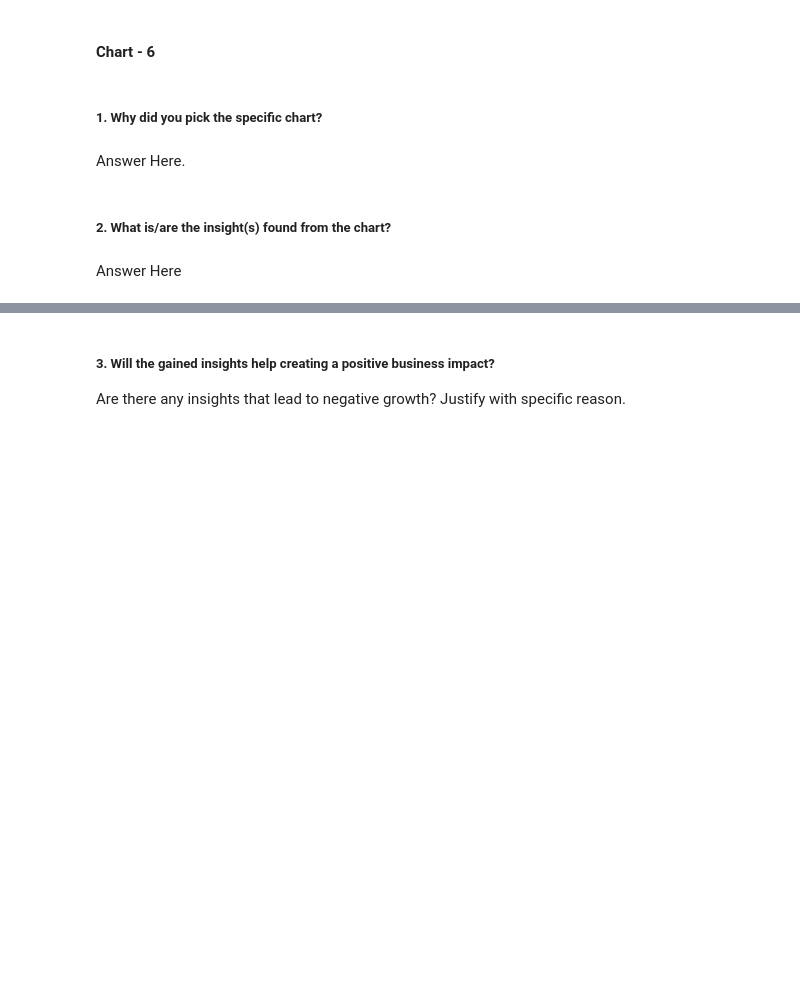
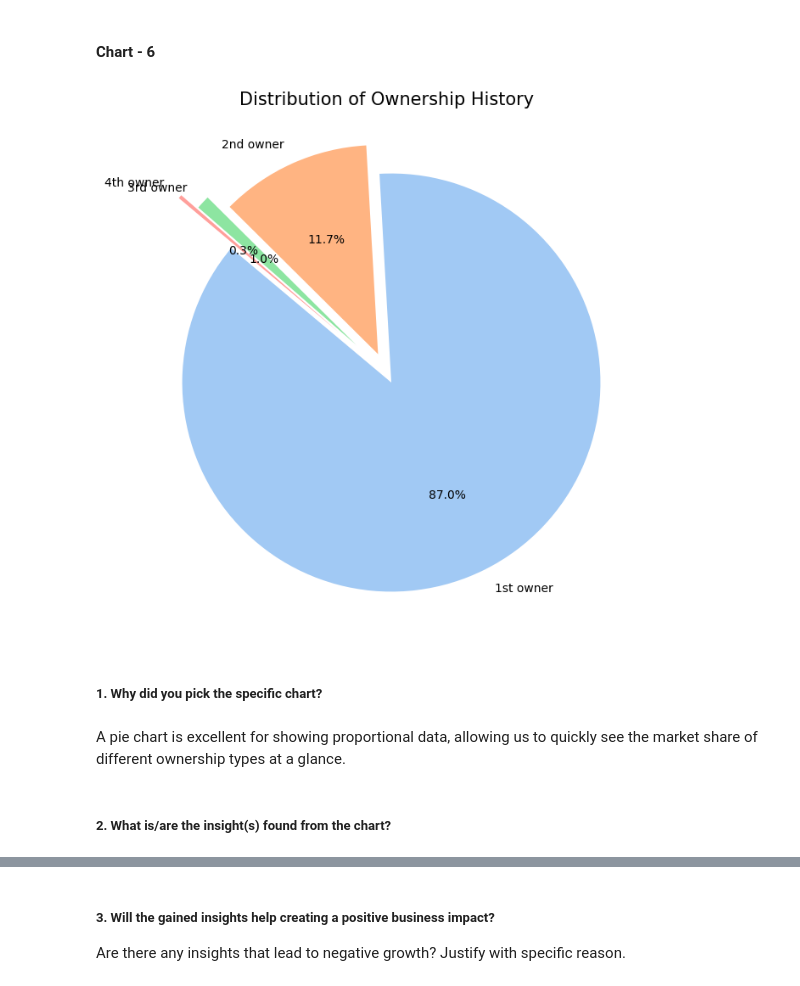
Before and after one commit to VishalChauhan85/Motorcycle-Dataset---ML, a Jupyter notebook: Motorcycle_Dataset_ML.ipynb, the cells around one changed output, grey strips where cells are left out. Drawn from its saved outputs; the diff is of its cells as text; code cells hidden in the pictures; blank space fills up the shorter version.

```diff
--- a/Motorcycle_Dataset_ML.ipynb
+++ b/Motorcycle_Dataset_ML.ipynb
@@ -414,8 +412,16 @@ Positive Impact: This provides a strict quality control metric. The procurement
+# %%
+# Chart - 6 visualization code
+plt.figure(figsize=(8, 8))
+owner_counts = df['owner'].value_counts()
+plt.pie(owner_counts, labels=owner_counts.index, autopct='%1.1f%%',
+        colors=sns.color_palette('pastel'), startangle=140, explode=[0.05, 0.1, 0.2, 0.3][:len(owner_counts)])
+plt.title('Distribution of Ownership History', fontsize=15)
+plt.show()
+# %% [output]
+[figure, added]
 # %% [markdown]
 ##### 1. Why did you pick the specific chart?
-# %% [markdown]
-Answer Here.
+# %% [markdown]
+A pie chart is excellent for showing proportional data, allowing us to quickly see the market share of different ownership types at a glance.
 # %% [markdown]
 ##### 2. What is/are the insight(s) found from the chart?
-# %% [markdown]
-Answer Here
```
Also changed, not shown: parts of 38 cells of this notebook.
